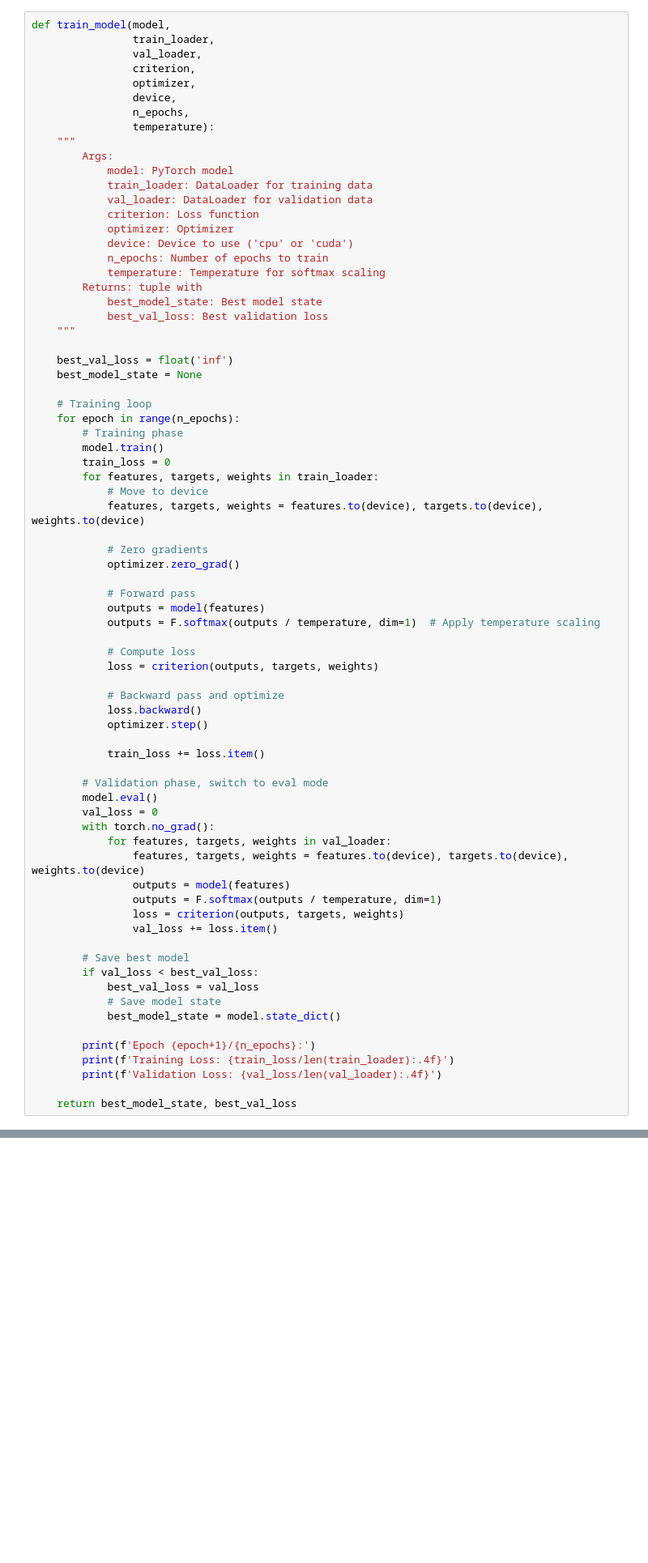
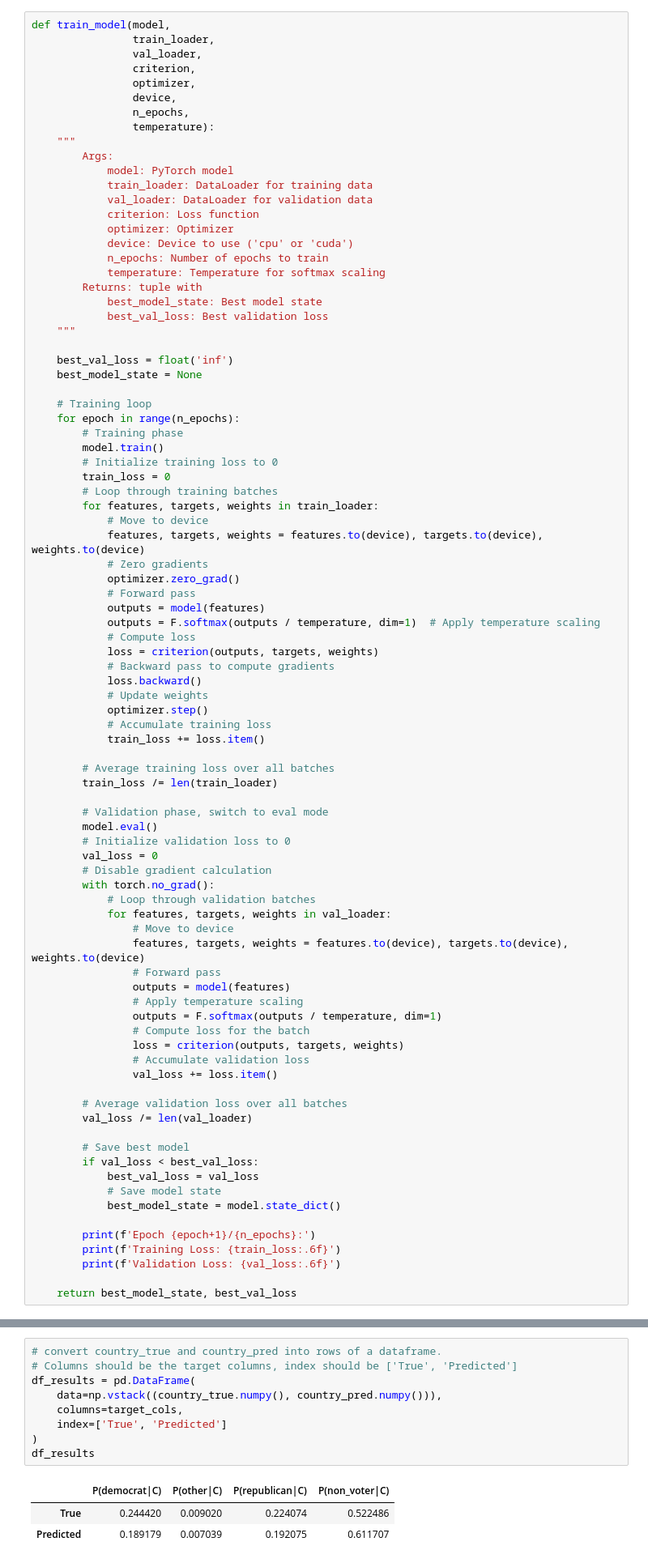
Before and after one commit to arvindsuresh-math/MATH-392-Intro-to-neural-networks, a Jupyter notebook: notebooks/17_neural-network-training.ipynb, the cells around one changed output, grey strips where cells are left out. Shown at 81% size. Cells and saved outputs as stored; diff of their text form; blank space fills up the shorter version.

```diff
--- a/notebooks/17_neural-network-training.ipynb
+++ b/notebooks/17_neural-network-training.ipynb
@@ -814,37 +855,50 @@ def train_model(model,
     for epoch in range(n_epochs):
         # Training phase
         model.train()
+        # Initialize training loss to 0
         train_loss = 0
+        # Loop through training batches
         for features, targets, weights in train_loader:
             # Move to device
             features, targets, weights = features.to(device), targets.to(device), weights.to(device)
-
             # Zero gradients
             optimizer.zero_grad()
-
             # Forward pass
             outputs = model(features)
             outputs = F.softmax(outputs / temperature, dim=1)  # Apply temperature scaling
-
             # Compute loss
             loss = criterion(outputs, targets, weights)
+            # Backward pass to compute gradients
+            loss.backward()
+            # Update weights
+            optimizer.step()
+            # Accumulate training loss
+            train_loss += loss.item()
 
-            # Backward pass and optimize
-            loss.backward()
-            optimizer.step()
-
-            train_loss += loss.item()
+        # Average training loss over all batches
+        train_loss /= len(train_loader)
 
         # Validation phase, switch to eval mode
         model.eval()
+        # Initialize validation loss to 0
         val_loss = 0
+        # Disable gradient calculation
         with torch.no_grad():
+            # Loop through validation batches
             for features, targets, weights in val_loader:
+                # Move to device
                 features, targets, weights = features.to(device), targets.to(device), weights.to(device)
+                # Forward pass
                 outputs = model(features)
+                # Apply temperature scaling
                 outputs = F.softmax(outputs / temperature, dim=1)
+                # Compute loss for the batch
                 loss = criterion(outputs, targets, weights)
+                # Accumulate validation loss
                 val_loss += loss.item()
+
+        # Average validation loss over all batches
+        val_loss /= len(val_loader)
 
         # Save best model
         if val_loss < best_val_loss:
@@ -853,8 +907,8 @@ def train_model(model,
             best_model_state = model.state_dict()
 
         print(f'Epoch {epoch+1}/{n_epochs}:')
-        print(f'Training Loss: {train_loss/len(train_loader):.4f}')
-        print(f'Validation Loss: {val_loss/len(val_loader):.4f}')
+        print(f'Training Loss: {train_loss:.6f}')
+        print(f'Validation Loss: {val_loss:.6f}')
 
     return best_model_state, best_val_loss
 # %%
@@ -983,0 +1065,13 @@ print(f"Other: {abs_errors[2]:.4f}")
+# %%
+# convert country_true and country_pred into rows of a dataframe.
+# Columns should be the target columns, index should be ['True', 'Predicted']
+df_results = pd.DataFrame(
+    data=np.vstack((country_true.numpy(), country_pred.numpy())),
+    columns=target_cols,
+    index=['True', 'Predicted']
+)
+df_results
+# %% [output]
+|  | P(democrat|C) | P(other|C) | P(republican|C) | P(non_voter|C) |
+| True | 0.244420 | 0.009020 | 0.224074 | 0.522486 |
+| Predicted | 0.189179 | 0.007039 | 0.192075 | 0.611707 |
```
Also changed, not shown: parts of 31 cells of this notebook, 1 other file.
